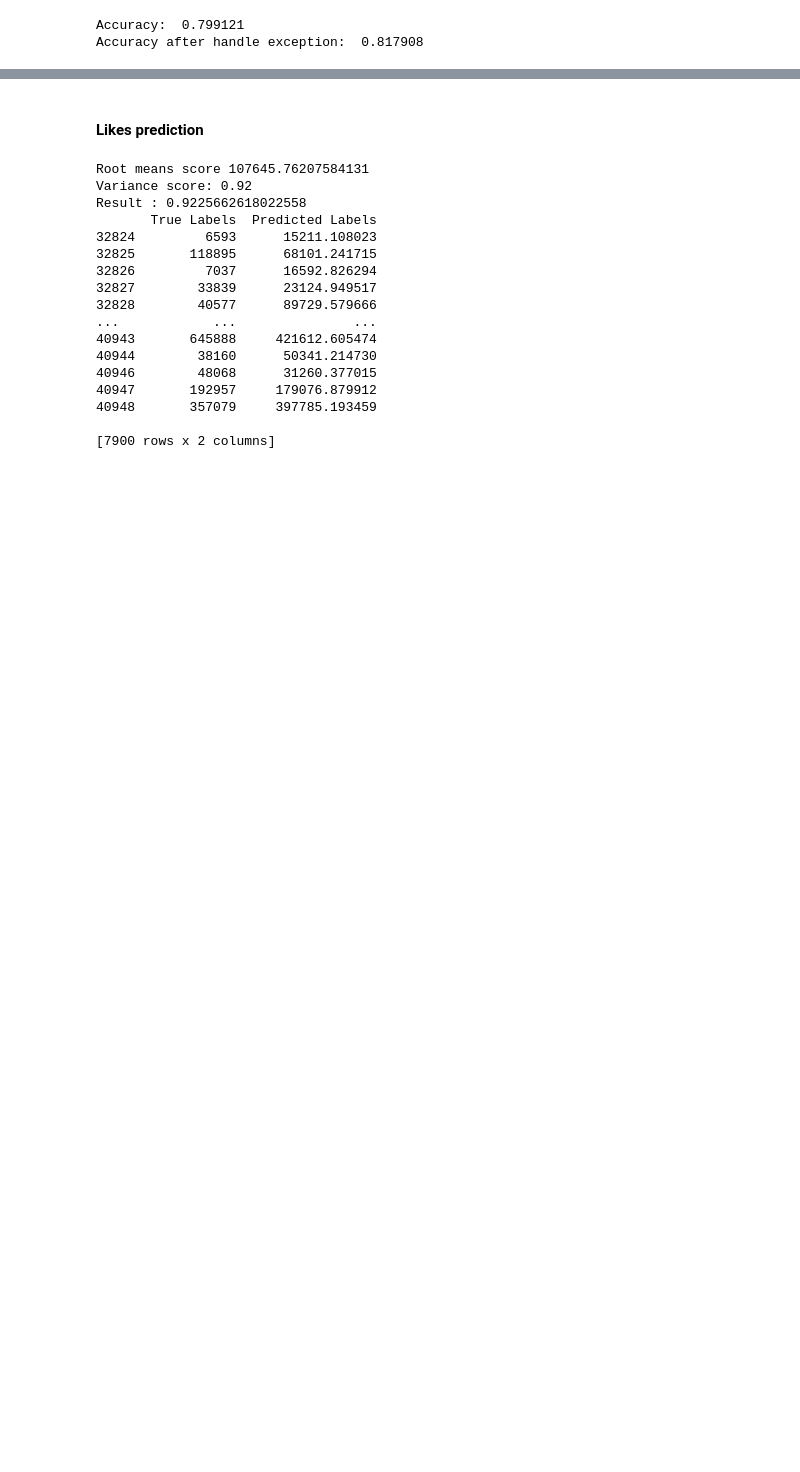
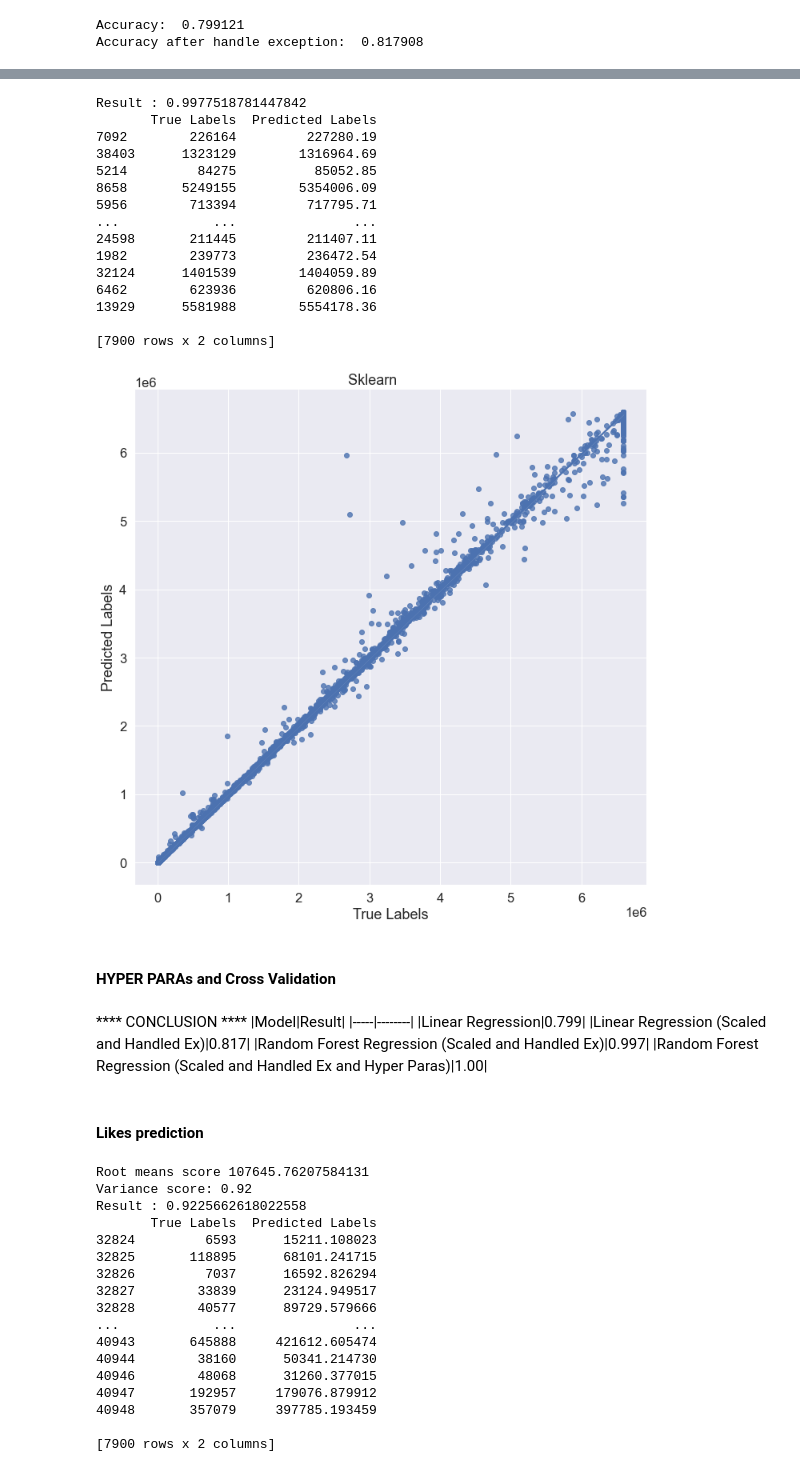
Before and after one commit to PikaPika0710/data_science, a Jupyter notebook: coding_/43rd_weak_exercise/Final.ipynb, the cells around one changed output, grey strips where cells are left out. Cells and saved outputs as stored; diff of their text form; code cells hidden in the pictures; blank space fills up the shorter version.

```diff
--- a/coding_/43rd_weak_exercise/Final.ipynb
+++ b/coding_/43rd_weak_exercise/Final.ipynb
@@ -404,0 +403,29 @@ Accuracy after handle exception:  0.817908
+# %%
+model = RandomForestRegressor()
+train1,test1,y_train1,y_test1=train_test_split(data_drop_view,data_copy['views'], test_size=0.2)
+model.fit(train1, y_train1)
+y_pred1 = model.predict(test1)
+print("Result :",r2_score(y_pred1, y_test1))
+d1 = {'True Labels': y_test1, 'Predicted Labels': y_pred1}
+SK = pd.DataFrame(data = d1)
+print(SK)
+lmploting_(SK)
+# %% [output]
+Result : 0.9977518781447842
+       True Labels  Predicted Labels
+7092        226164         227280.19
+38403      1323129        1316964.69
+5214         84275          85052.85
+8658       5249155        5354006.09
+5956        713394         717795.71
+...            ...               ...
+24598       211445         211407.11
+1982        239773         236472.54
+32124      1401539        1404059.89
+6462        623936         620806.16
+13929      5581988        5554178.36
+
+[7900 rows x 2 columns]
+[figure, added]
+# %% [markdown]
+#### HYPER PARAs and Cross Validation
@@ -405,3 +464,11 @@ Accuracy after handle exception:  0.817908
+# %% [markdown]
+**** CONCLUSION ****
+|Model|Result|
+|-----|--------|
+|Linear Regression|0.799|
+|Linear Regression (Scaled and Handled Ex)|0.817|
+|Random Forest Regression (Scaled and Handled Ex)|0.997|
+|Random Forest Regression (Scaled and Handled Ex and Hyper Paras)|1.00|
 # %% [markdown]
 #### Likes prediction
 # %%
```
Also changed, not shown: parts of 11 cells of this notebook, 1 other file.
